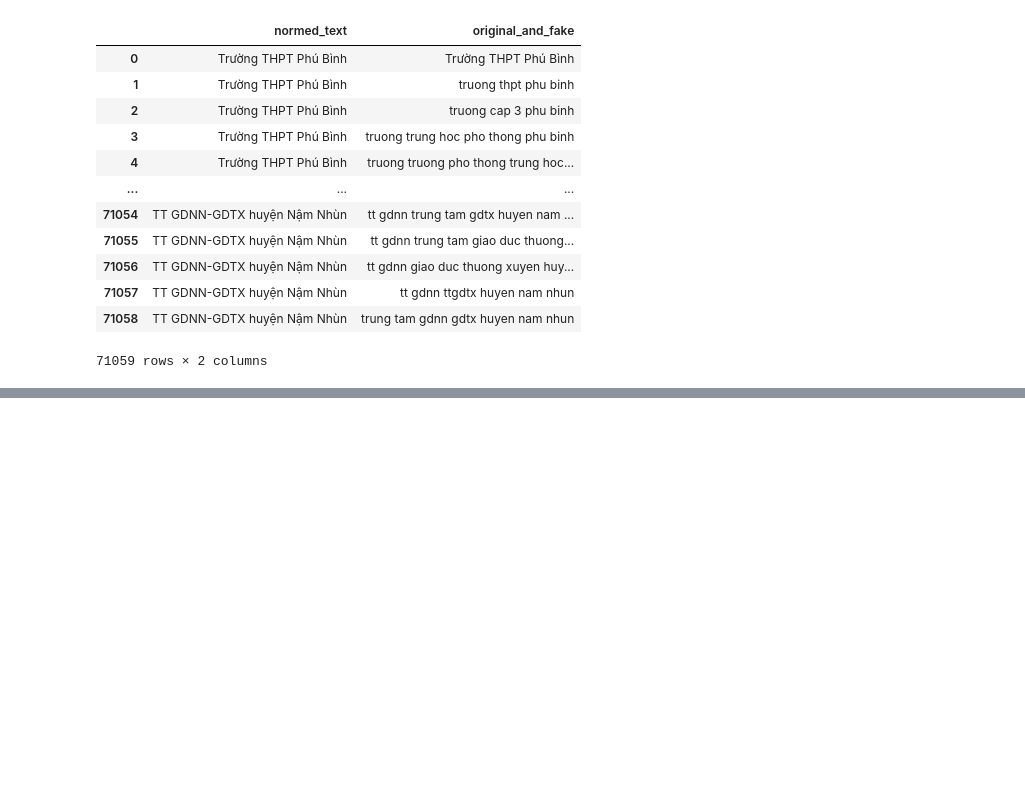
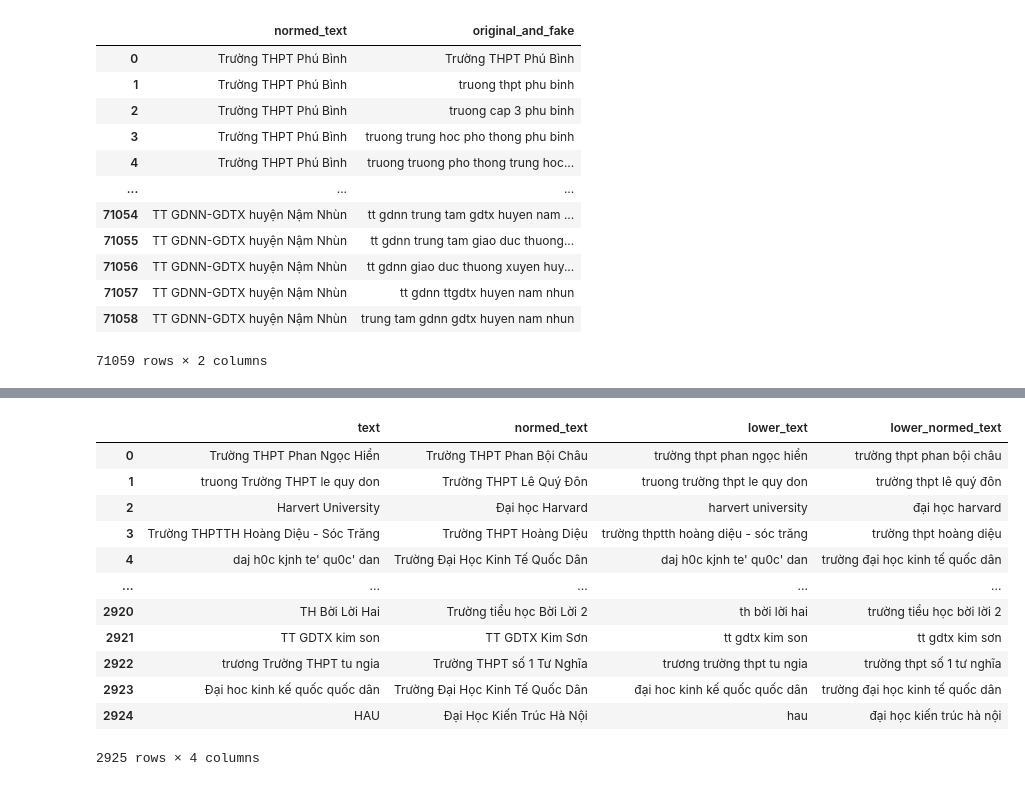
Before and after one commit to nguyenhongson1902/augmenting-education, a Jupyter notebook: draft.ipynb, the cells around one changed output, grey strips where cells are left out. Cells and saved outputs as stored; diff of their text form; code cells hidden in the pictures; blank space fills up the shorter version.

Commit message:
Formatting education_test data

```diff
--- a/draft.ipynb
+++ b/draft.ipynb
@@ -439,0 +442,5 @@ df3.to_csv('./data_augmented/education_train_augmented_2.csv', index=False)
+# %%
+df4 = pd.read_csv('./data_for_augmentation/education_test.csv')
+del df4['Unnamed: 0']
+del df4['index']
+df4
@@ -439,0 +461,18 @@ df3.to_csv('./data_augmented/education_train_augmented_2.csv', index=False)
+# %%
+df4['lower_text'] = df4['text'].apply(lambda x: x.lower())
+df4['lower_normed_text'] = df4['normed_text'].apply(lambda x: x.lower())
+df4
+# %% [output]
+|  | text | normed_text | lower_text | lower_normed_text |
+| 0 | Trường THPT Phan Ngọc Hiển | Trường THPT Phan Bội Châu | trường thpt phan ngọc hiển | trường thpt phan bội châu |
+| 1 | truong Trường THPT le quy don | Trường THPT Lê Quý Đôn | truong trường thpt le quy don | trường thpt lê quý đôn |
+| 2 | Harvert University | Đại học Harvard | harvert university | đại học harvard |
+| 3 | Trường THPTTH Hoàng Diệu - Sóc Trăng | Trường THPT Hoàng Diệu | trường thptth hoàng diệu - sóc trăng | trường thpt hoàng diệu |
+| 4 | daj h0c kjnh te' qu0c' dan | Trường Đại Học Kinh Tế Quốc Dân | daj h0c kjnh te' qu0c' dan | trường đại học kinh tế quốc dân |
+| ... | ... | ... | ... | ... |
+| 2920 | TH Bời Lời Hai | Trường tiểu học Bời Lời 2 | th bời lời hai | trường tiểu học bời lời 2 |
+| 2921 | TT GDTX kim son | TT GDTX Kim Sơn | tt gdtx kim son | tt gdtx kim sơn |
+| 2922 | trương Trường THPT tu ngia | Trường THPT số 1 Tư Nghĩa | trương trường thpt tu ngia | trường thpt số 1 tư nghĩa |
+| 2923 | Đại hoc kinh kế quốc quốc dân | Trường Đại Học Kinh Tế Quốc Dân | đại hoc kinh kế quốc quốc dân | trường đại học kinh tế quốc dân |
+| 2924 | HAU | Đại Học Kiến Trúc Hà Nội | hau | đại học kiến trúc hà nội |
+2925 rows × 4 columns
```
Also changed, not shown: parts of 21 cells of this notebook.
